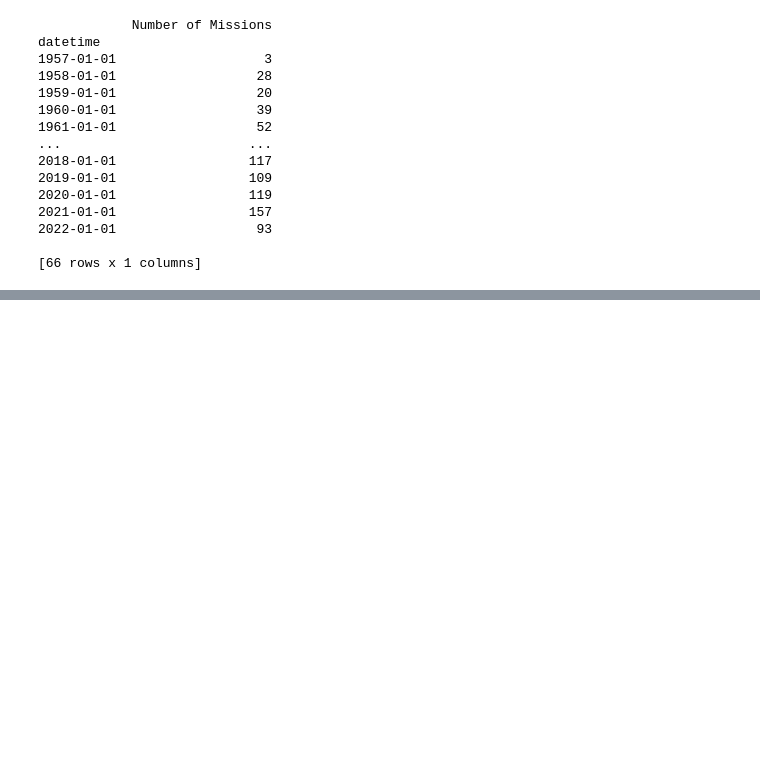
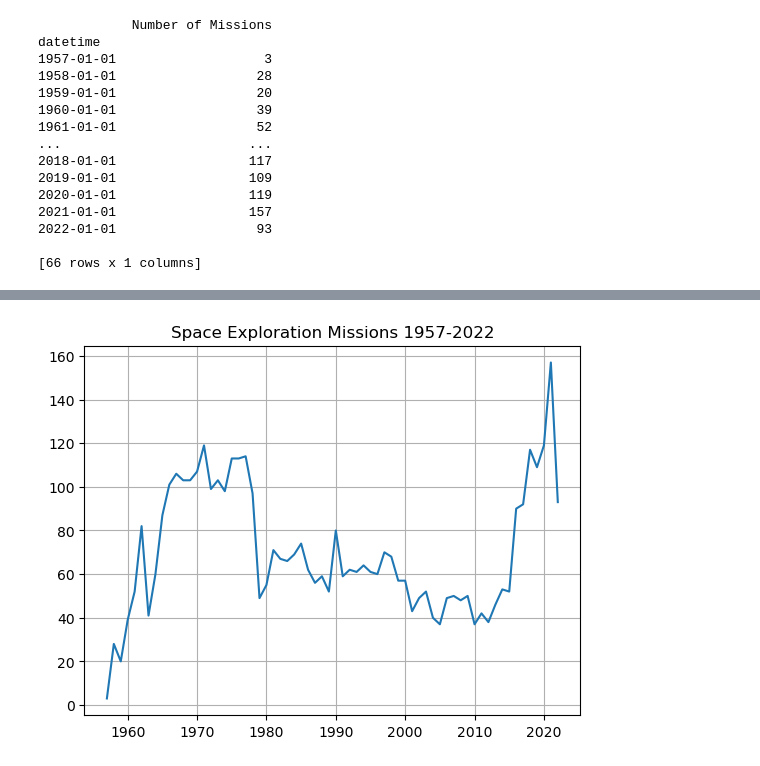
Before and after one commit to elmunoz42/mars-image-dataset-analysis, a Jupyter notebook: space_missions/space-missions-timeseries.ipynb, the cells around one changed output, grey strips where cells are left out. Drawn from its saved outputs; the diff is of its cells as text; code cells hidden in the pictures; blank space fills up the shorter version.

```diff
--- a/space_missions/space-missions-timeseries.ipynb
+++ b/space_missions/space-missions-timeseries.ipynb
@@ -48,0 +78,6 @@ missions_per_year.head()
+# %%
+plt.plot(missions_per_year)
+plt.title('Space Exploration Missions 1957-2022')
+plt.grid();
+# %% [output]
+[figure, added]
```
Also changed, not shown: parts of 29 cells of this notebook, 3 other files.
